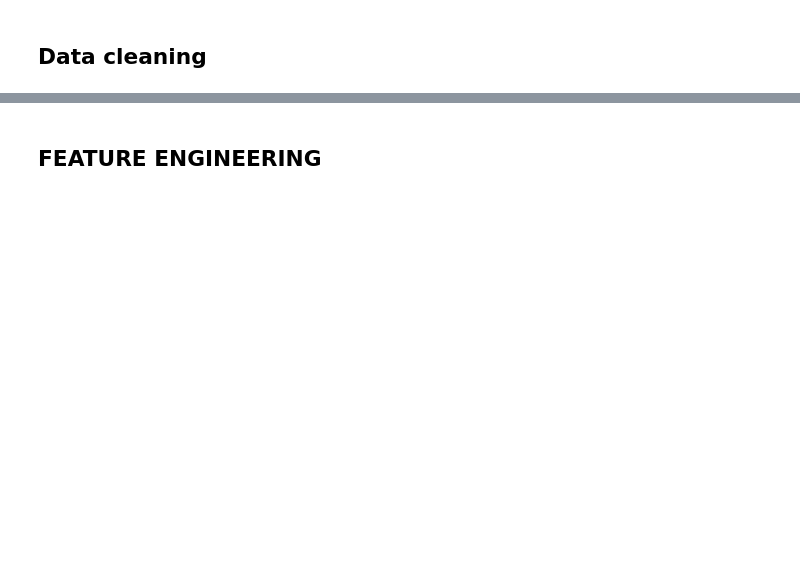
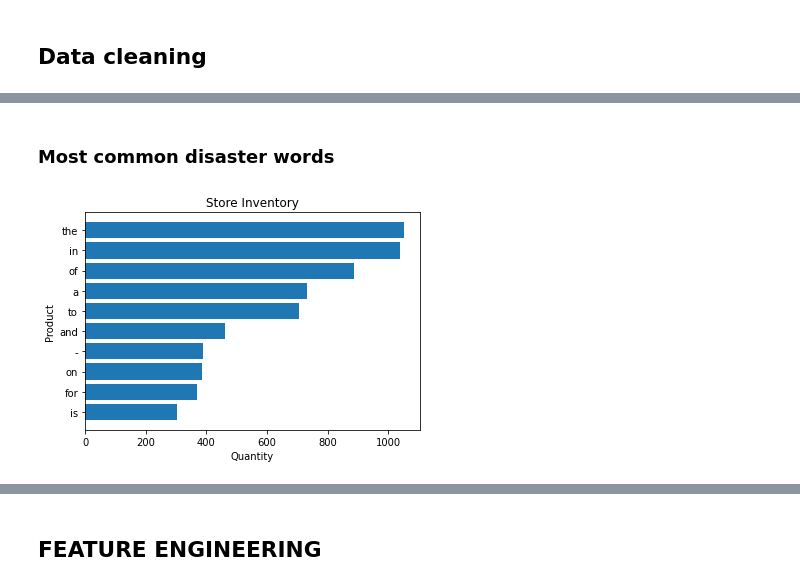
Before and after one commit to BartoszLitwiniuk/kaggle, a Jupyter notebook: disaster_tweets/EDA.ipynb, the cells around one changed output, grey strips where cells are left out. Saved outputs shown, nothing was run; the diff lists cells and outputs as text; code cells hidden in the pictures; blank space fills up the shorter version.

```diff
--- a/disaster_tweets/EDA.ipynb
+++ b/disaster_tweets/EDA.ipynb
@@ -110,6 +110,9 @@ col_keyword = 'keyword'
 col_location = 'location'
 col_text = 'text'
 col_target = 'target'
+
+target_non_disaster = 0
+target_disaster = 1
 # %%
 train_df.nunique()
 # %% [output]
@@ -252,0 +276,16 @@ print("Decreased number of unique values in location column for about ~ 200")
+# %% [markdown]
+### Most common disaster words
+# %%
+disaster_df = train_df.loc[train_df[col_target] == target_disaster][col_text]
+
+words_counter_disaster = Counter(" ".join(disaster_df).split())
+
+words = [word_counter[0] for word_counter in words_counter_disaster.most_common(10)]
+words.reverse()
+
+counters = [word_counter[1] for word_counter in words_counter_disaster.most_common(10)]
+counters.reverse()
+
+vertical_bar_graph(words, counters)
+# %% [output]
+[figure, added]
```
Also changed, not shown: parts of 29 cells of this notebook.
